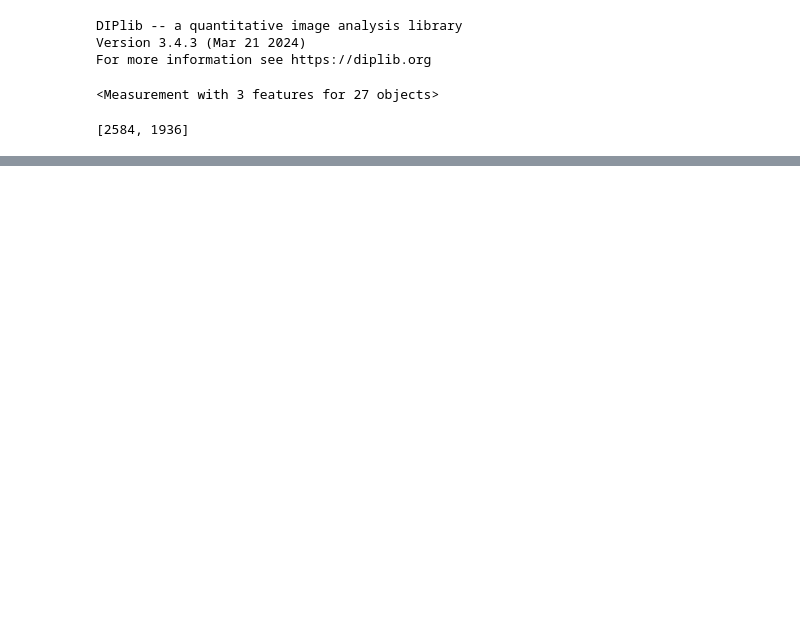
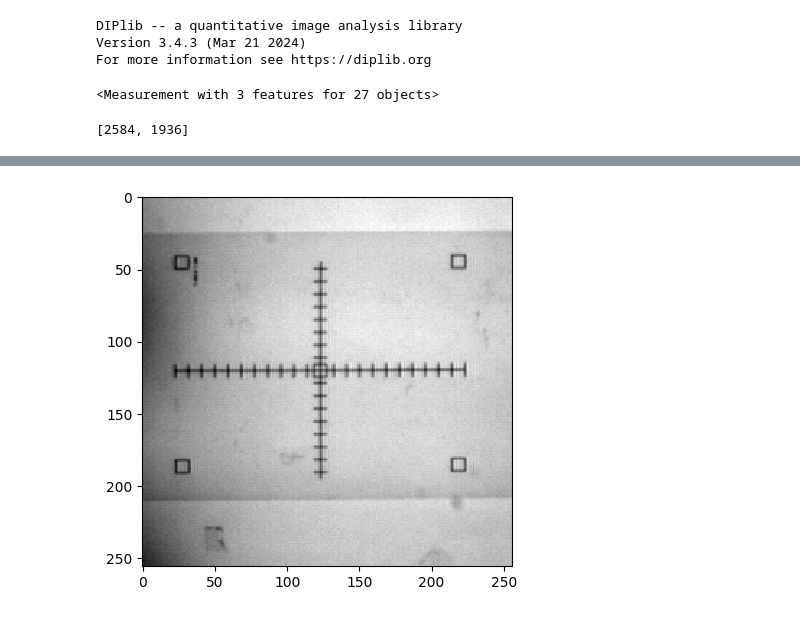
Before and after one commit to bramvaneerden/IA_Assignments, a Jupyter notebook: A3/explore.ipynb, the cells around one changed output, grey strips where cells are left out. Drawn from its saved outputs; the diff is of its cells as text; code cells hidden in the pictures; blank space fills up the shorter version.

```diff
--- a/A3/explore.ipynb
+++ b/A3/explore.ipynb
@@ -81,0 +99,5 @@ Distances: 19.83 ± 0.05
+# %%
+img_ics = dip.ImageReadICS(f'{img_folder}/scale-img.ics')
+img_ics.Show()
+# %% [output]
+[figure, added]
```
Also changed, not shown: parts of 7 cells of this notebook.
